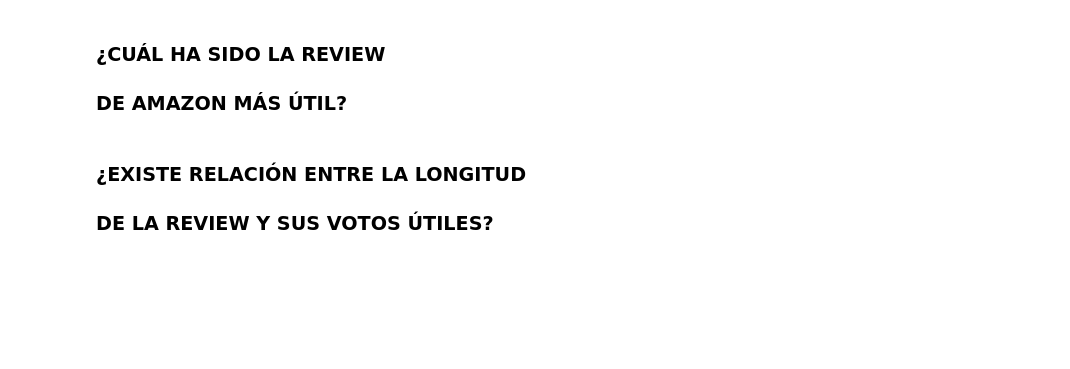
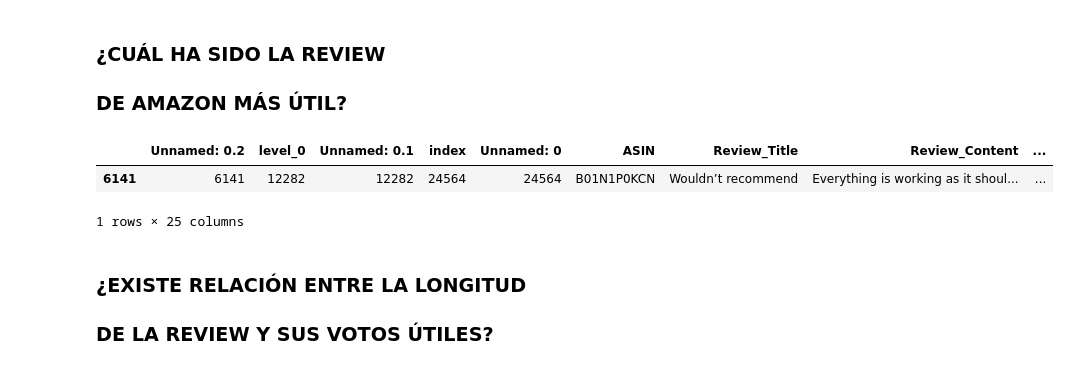
Before and after one commit to r2d2-coder-git/ejercicios-instagram, a Jupyter notebook: data-science/amazon/reviews.ipynb, the cells around one changed output. Drawn from its saved outputs; the diff is of its cells as text; code cells hidden in the pictures; blank space fills up the shorter version.

```diff
--- a/data-science/amazon/reviews.ipynb
+++ b/data-science/amazon/reviews.ipynb
@@ -4,11 +4,15 @@
 # %%
 import pandas as pd
 
-df = pd.read_csv('./amazon_reviews.csv')
+df = pd.read_csv('./amazon_reviews_small.csv')
 
 review_mas_util = df.loc[[df['Helpful_Votes'].idxmax()]]
 
 review_mas_util
+# %% [output]
+|  | Unnamed: 0.2 | level_0 | Unnamed: 0.1 | index | Unnamed: 0 | ASIN | Review_Title | Review_Content | ... |
+| 6141 | 6141 | 12282 | 12282 | 24564 | 24564 | B01N1P0KCN | Wouldn’t recommend | Everything is working as it shoul... | ... |
+1 rows × 25 columns
 # %% [markdown]
 ### ¿EXISTE RELACIÓN ENTRE LA LONGITUD
 ### DE LA REVIEW Y SUS VOTOS ÚTILES?
```
Also changed, not shown: parts of 1 cell of this notebook, 3 other files.
